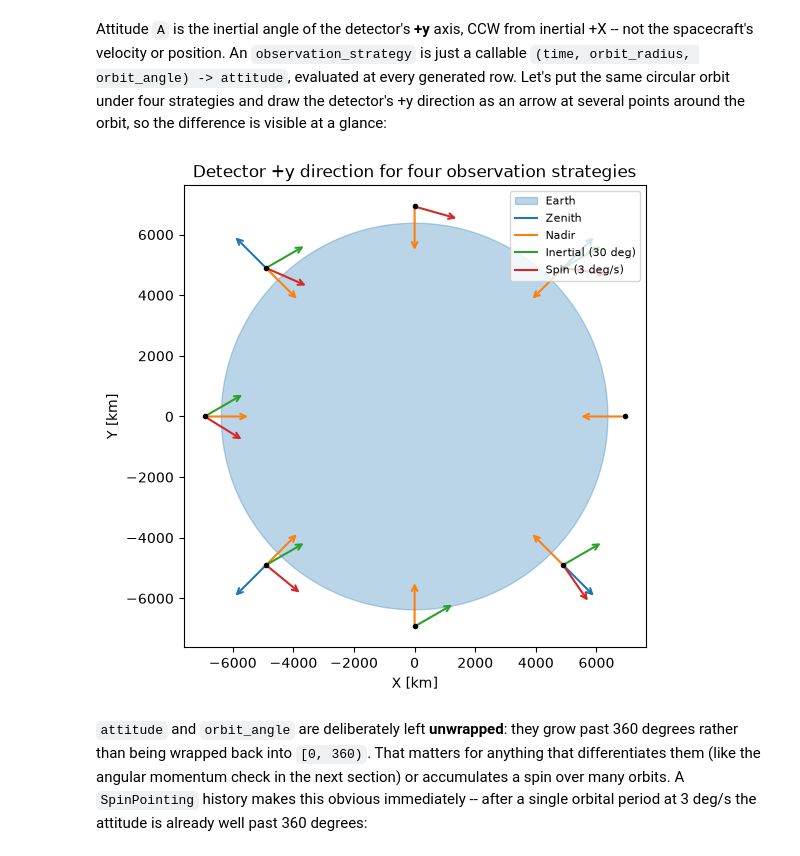
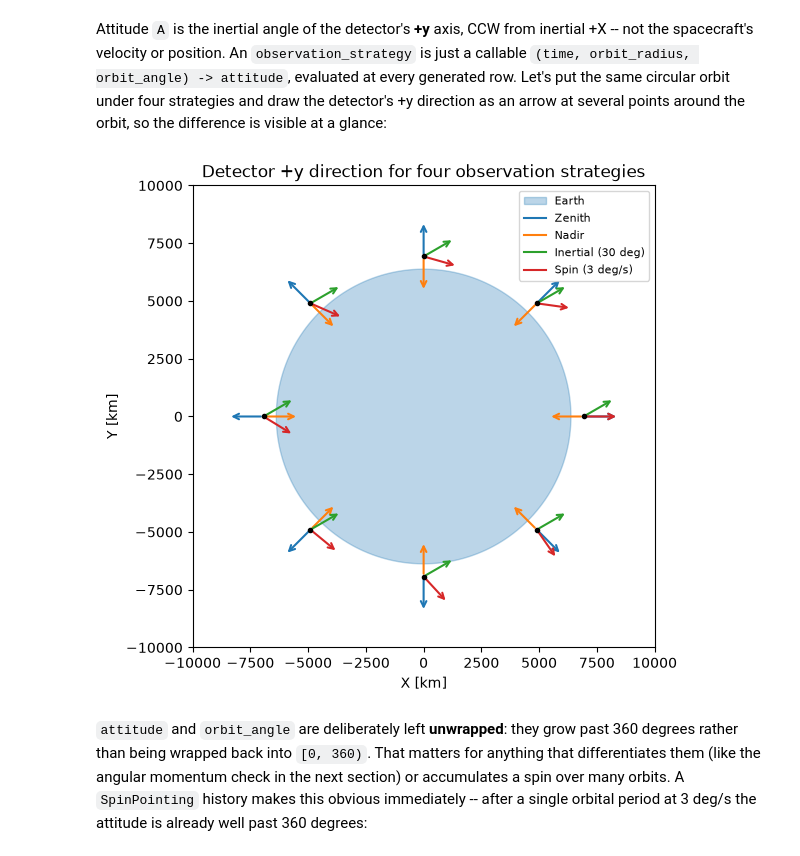
Before and after one commit to israelmcmc-ai/gammaraytoys, a Jupyter notebook: docs/examples/cosimita/01-spacecraft_orbit_and_attitude.ipynb, the cells around one changed output. Drawn from its saved outputs; the diff is of its cells as text; code cells hidden in the pictures.

```diff
--- a/docs/examples/cosimita/01-spacecraft_orbit_and_attitude.ipynb
+++ b/docs/examples/cosimita/01-spacecraft_orbit_and_attitude.ipynb
@@ -302,37 +302,37 @@ colors = {'Zenith': 'tab:blue', 'Nadir': 'tab:orange',
 # Same spacecraft positions for every strategy -- only the attitude differs.
 r = semi_major_axis
 theta_positions = np.linspace(0, 360, 8, endpoint=False) * u.deg
 x = (r * np.cos(theta_positions)).to_value(u.km)
 y = (r * np.sin(theta_positions)).to_value(u.km)
 
 # SpinPointing needs an absolute time per position; for this circular orbit the
 # angular rate is constant, so theta = n * t with the mean motion n.
 mu = (G * M_earth).to(u.km**3 / u.s**2)
 n = np.sqrt(mu / r**3)  # rad/s
 t_positions = (theta_positions.to_value(u.rad) / n.to_value(1/u.s)) * u.s
 r_positions = np.full(theta_positions.shape, r.to_value(u.km)) * u.km
 
 fig, ax = plt.subplots(figsize=(6, 6))
 earth.plot(ax=ax)
 ax.plot(x, y, 'o', color='black', ms=3, zorder=5)
 
 arrow_len = 0.22 * r.to_value(u.km)
 for name, strategy in strategies.items():
     attitude = strategy(t_positions, r_positions, theta_positions)
-    # InertialPointing returns one scalar attitude regardless of input shape;
-    # broadcast it out to one value per position like the other strategies.
-    attitude_rad = np.broadcast_to(attitude.to_value(u.rad), theta_positions.shape)
+    attitude_rad = attitude.to_value(u.rad)
     for xi, yi, ai in zip(x, y, attitude_rad):
         ax.annotate('', xytext=(xi, yi),
                    xy=(xi + arrow_len * np.cos(ai), yi + arrow_len * np.sin(ai)),
                    arrowprops=dict(arrowstyle='->', color=colors[name], lw=1.5))
     ax.plot([], [], color=colors[name], label=name)  # legend proxy
 
 ax.set_aspect('equal')
+ax.set_xlim(-10000, 10000)
+ax.set_ylim(-10000, 10000)
 ax.legend(loc='upper right', fontsize=8)
 ax.set_title("Detector +y direction for four observation strategies");
 # %% [output]
-[figure, old version]
+[figure, new version]
 # %% [markdown]
 `attitude` and `orbit_angle` are deliberately left **unwrapped**: they grow past
 360 degrees rather than being wrapped back into `[0, 360)`. That matters for
```
Also changed, not shown: parts of 3 cells of this notebook, 3 other files.
